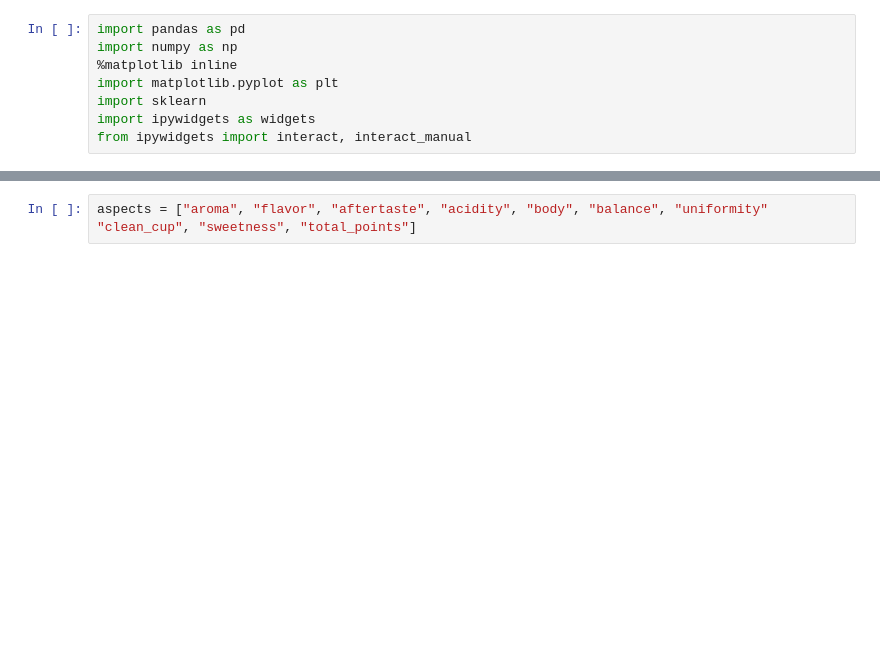
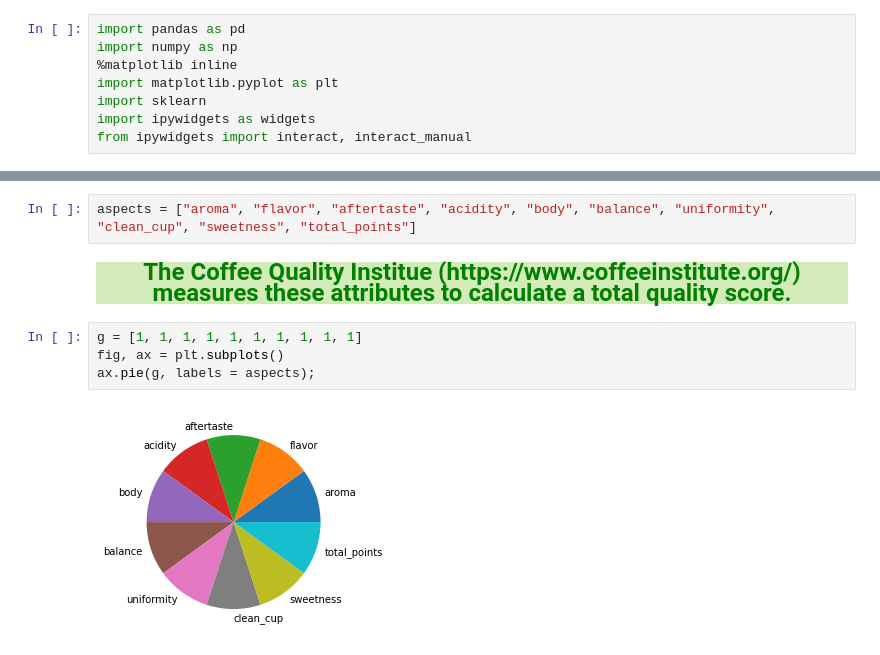
Before and after one commit to RaMcDaniel/CoffeePredictor, a Jupyter notebook: Coffee_Selector.ipynb, the cells around one changed output, grey strips where cells are left out. Saved outputs shown, nothing was run; the diff lists cells and outputs as text; blank space fills up the shorter version.

```diff
--- a/Coffee_Selector.ipynb
+++ b/Coffee_Selector.ipynb
@@ -19,2 +34,10 @@ df = pd.read_csv("arabica_data_cleaned_filtered.csv")
 # %%
-aspects = ["aroma", "flavor", "aftertaste", "acidity", "body", "balance", "uniformity" "clean_cup", "sweetness", "total_points"]
+aspects = ["aroma", "flavor", "aftertaste", "acidity", "body", "balance", "uniformity", "clean_cup", "sweetness", "total_points"]
+# %% [markdown]
+<p style="text-align: center; font-weight: bold; font-size:x-large; color:green; background-color:#D3EAB9;">The Coffee Quality Institue (https://www.coffeeinstitute.org/) measures these attributes to calculate a total quality score.</p>
+# %%
+g = [1, 1, 1, 1, 1, 1, 1, 1, 1, 1]
+fig, ax = plt.subplots()
+ax.pie(g, labels = aspects);
+# %% [output]
+[figure, added]
```
Also changed, not shown: parts of 11 cells of this notebook, 2 other files.
